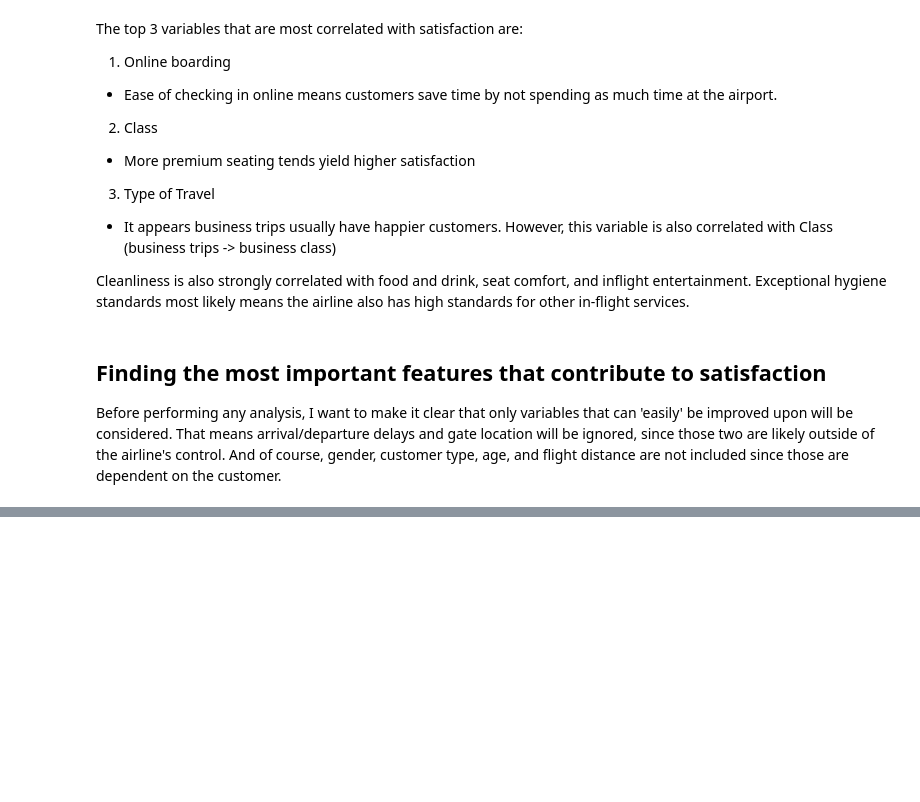
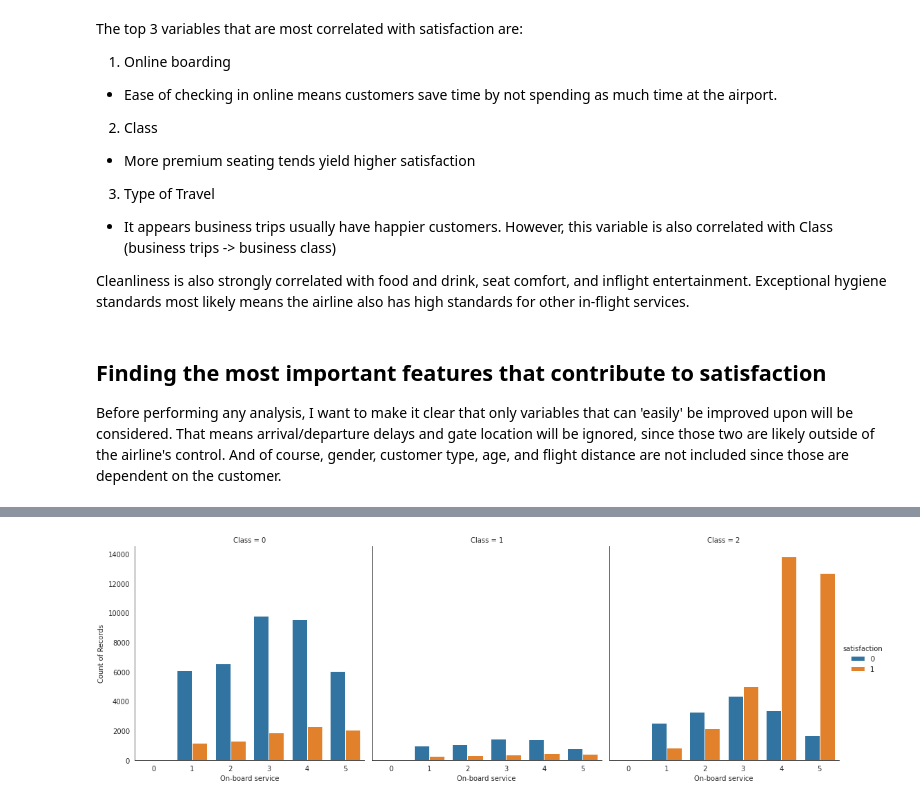
Before and after one commit to willis-tan/airline_customer_satisfaction, a Jupyter notebook: customer_satisfaction.ipynb, the cells around one changed output, grey strips where cells are left out. Cells and saved outputs as stored; diff of their text form; code cells hidden in the pictures; blank space fills up the shorter version.

```diff
--- a/customer_satisfaction.ipynb
+++ b/customer_satisfaction.ipynb
@@ -175,0 +206,12 @@ business = df[df.Class == 'Business']
+# %%
+with sns.axes_style('white'):
+    g = sns.catplot(
+        x="On-board service",
+        data=df,
+        col="Class",
+        kind='count',
+        hue='satisfaction'
+    )
+    g.set_ylabels('Count of Records')
+# %% [output]
+[figure, added]
```
Also changed, not shown: parts of 6 cells of this notebook.
